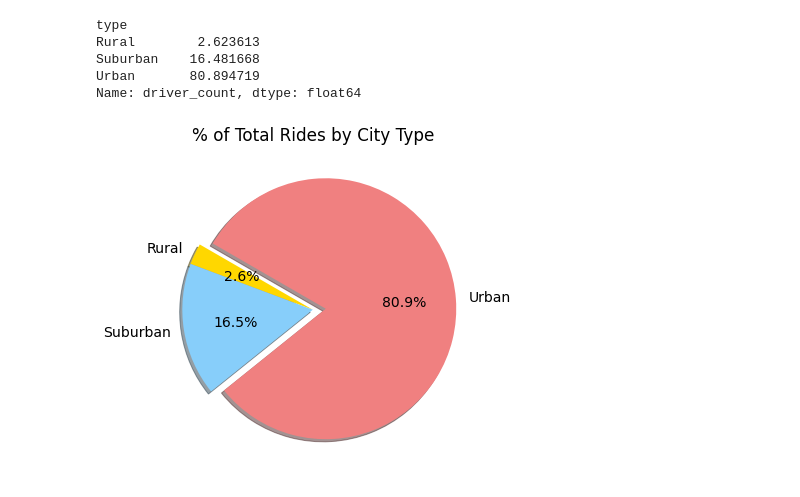
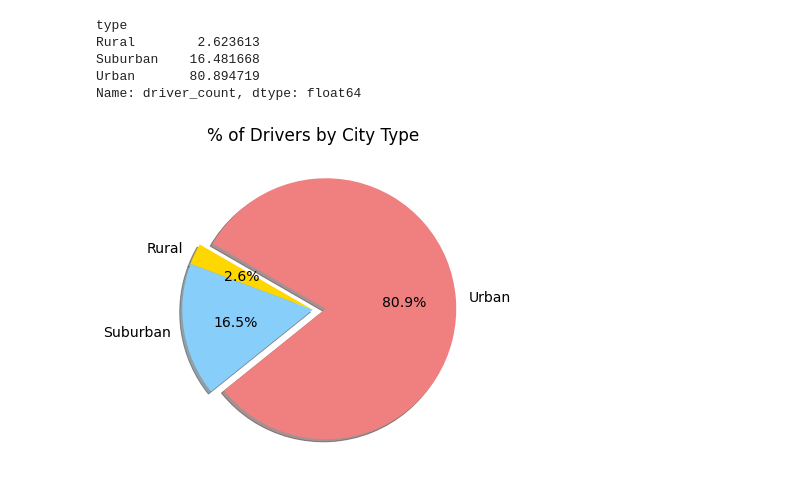
Before and after one commit to adri188/PyBer_Analysis, a Jupyter notebook: PyBer.ipynb, the cells around one changed output. Saved outputs shown, nothing was run; the diff lists cells and outputs as text; code cells hidden in the pictures.

```diff
--- a/PyBer.ipynb
+++ b/PyBer.ipynb
@@ -697,20 +696,20 @@ Suburban    16.481668
 Urban       80.894719
 Name: driver_count, dtype: float64
 # %%
-# Build percentage of rides by city type pie chart.
+# Build percentage of driver by city type pie chart.
 plt.subplots(figsize=(10, 6))
 plt.pie(driver_percents,
     labels=["Rural", "Suburban", "Urban"],
     colors=["gold", "lightskyblue", "lightcoral"],
     explode=[0, 0, 0.1],
     autopct='%1.1f%%',
     shadow=True, startangle=150)
-plt.title("% of Total Rides by City Type")
+plt.title("% of Drivers by City Type")
 # Change the default font size from 10 to 14.
 mpl.rcParams['font.size'] = 14
 # Save Figure
-plt.savefig("analysis/Fig6.png")
+plt.savefig("analysis/Fig8.png")
 # Show Figure
 plt.show()
 # %% [output]
-[figure, old version]
+[figure, new version]
```
Also changed, not shown: parts of 4 cells of this notebook, 8 other files.
